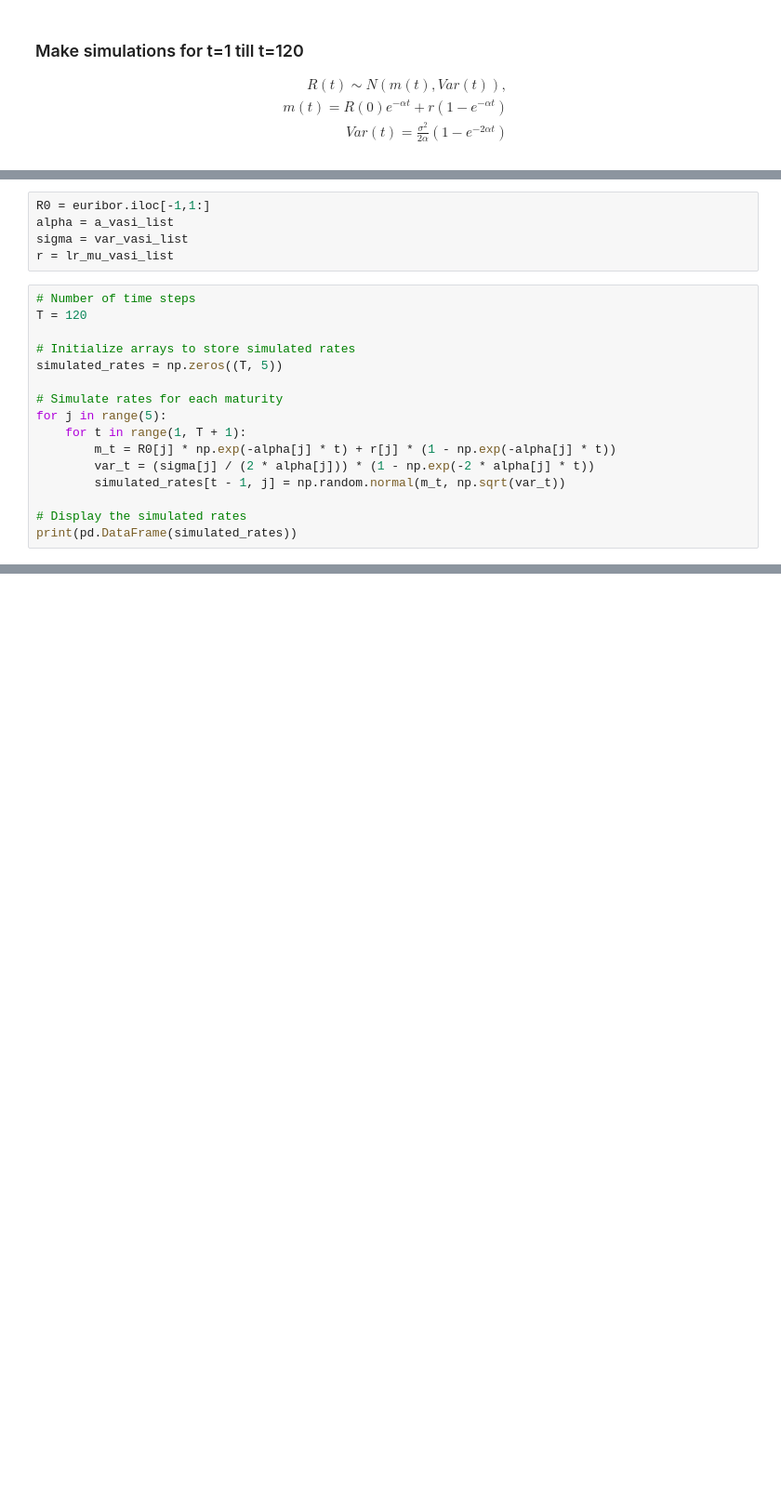
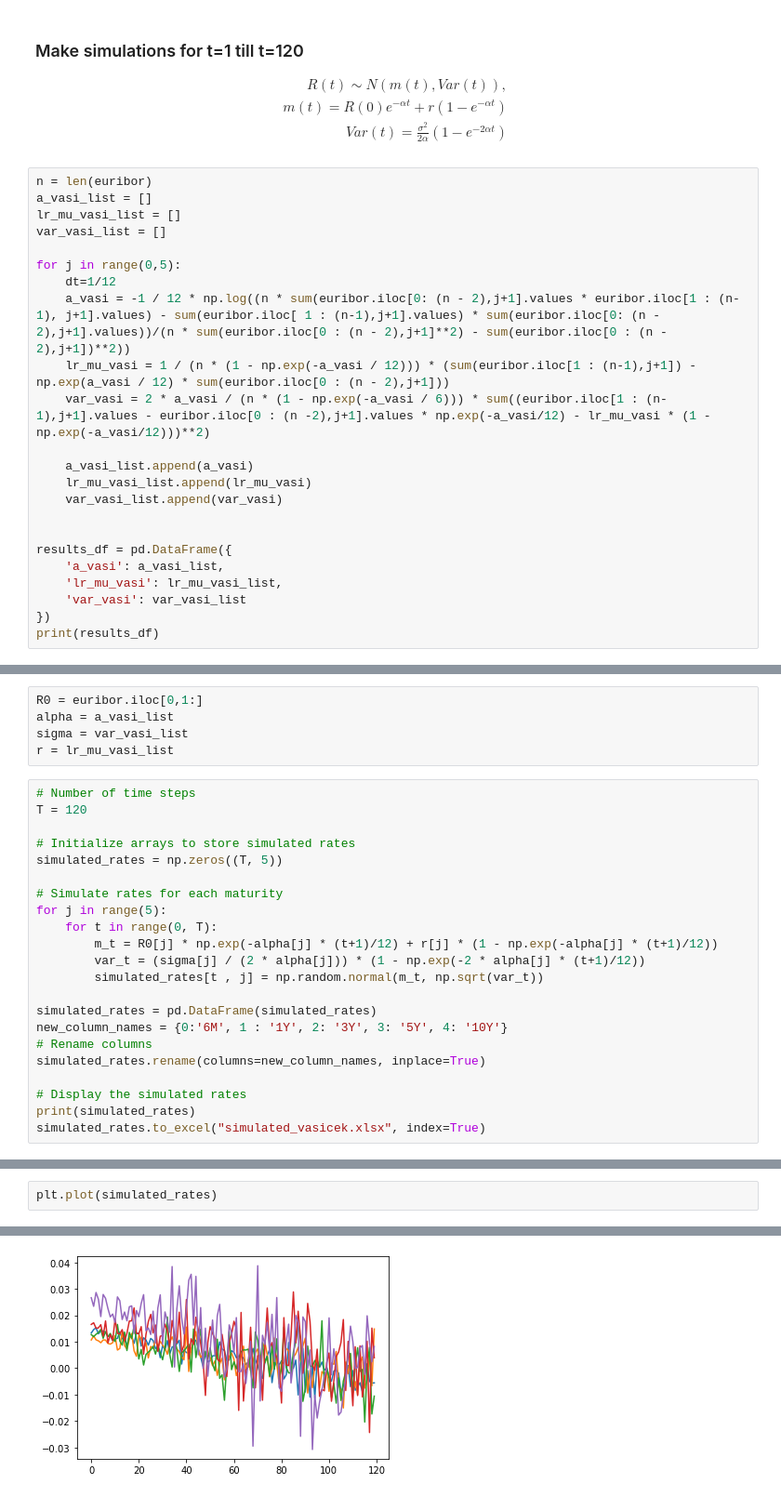
Before and after one commit to obbepulles/Seminar-ING, a Jupyter notebook: Vasicek.ipynb, the cells around one changed output, grey strips where cells are left out. Shown: that part at 93% size. Saved outputs shown, nothing was run; the diff lists cells and outputs as text; blank space fills up the shorter version.

```diff
--- a/Vasicek.ipynb
+++ b/Vasicek.ipynb
@@ -171,3 +171,26 @@ R(t)\sim N(m(t), Var(t)),\\
 m(t)= R(0)e^{-\alpha t}+r(1-e^{-\alpha t}) \\
 Var(t) = \frac{\sigma^2}{2\alpha}(1-e^{-2\alpha t})
 \end{align}
+# %%
+n = len(euribor)
+a_vasi_list = []
+lr_mu_vasi_list = []
+var_vasi_list = []
+
+for j in range(0,5):
+    dt=1/12
+    a_vasi = -1 / 12 * np.log((n * sum(euribor.iloc[0: (n - 2),j+1].values * euribor.iloc[1 : (n-1), j+1].values) - sum(euribor.iloc[ 1 : (n-1),j+1].values) * sum(euribor.iloc[0: (n - 2),j+1].values))/(n * sum(euribor.iloc[0 : (n - 2),j+1]**2) - sum(euribor.iloc[0 : (n - 2),j+1])**2))
+    lr_mu_vasi = 1 / (n * (1 - np.exp(-a_vasi / 12))) * (sum(euribor.iloc[1 : (n-1),j+1]) - np.exp(a_vasi / 12) * sum(euribor.iloc[0 : (n - 2),j+1]))
+    var_vasi = 2 * a_vasi / (n * (1 - np.exp(-a_vasi / 6))) * sum((euribor.iloc[1 : (n-1),j+1].values - euribor.iloc[0 : (n -2),j+1].values * np.exp(-a_vasi/12) - lr_mu_vasi * (1 - np.exp(-a_vasi/12)))**2)
+
+    a_vasi_list.append(a_vasi)
+    lr_mu_vasi_list.append(lr_mu_vasi)
+    var_vasi_list.append(var_vasi)
+
+
+results_df = pd.DataFrame({
+    'a_vasi': a_vasi_list,
+    'lr_mu_vasi': lr_mu_vasi_list,
+    'var_vasi': var_vasi_list
+})
+print(results_df)
@@ -174,5 +204,5 @@ Var(t) = \frac{\sigma^2}{2\alpha}(1-e^{-2\alpha t})
 # %%
-R0 = euribor.iloc[-1,1:]
+R0 = euribor.iloc[0,1:]
 alpha = a_vasi_list
 sigma = var_vasi_list
 r = lr_mu_vasi_list
@@ -185,11 +215,17 @@ simulated_rates = np.zeros((T, 5))
 
 # Simulate rates for each maturity
 for j in range(5):
-    for t in range(1, T + 1):
-        m_t = R0[j] * np.exp(-alpha[j] * t) + r[j] * (1 - np.exp(-alpha[j] * t))
-        var_t = (sigma[j] / (2 * alpha[j])) * (1 - np.exp(-2 * alpha[j] * t))
-        simulated_rates[t - 1, j] = np.random.normal(m_t, np.sqrt(var_t))
+    for t in range(0, T):
+        m_t = R0[j] * np.exp(-alpha[j] * (t+1)/12) + r[j] * (1 - np.exp(-alpha[j] * (t+1)/12))
+        var_t = (sigma[j] / (2 * alpha[j])) * (1 - np.exp(-2 * alpha[j] * (t+1)/12))
+        simulated_rates[t , j] = np.random.normal(m_t, np.sqrt(var_t))
+
+simulated_rates = pd.DataFrame(simulated_rates)
+new_column_names = {0:'6M', 1 : '1Y', 2: '3Y', 3: '5Y', 4: '10Y'}
+# Rename columns
+simulated_rates.rename(columns=new_column_names, inplace=True)
 
 # Display the simulated rates
-print(pd.DataFrame(simulated_rates))
+print(simulated_rates)
+simulated_rates.to_excel("simulated_vasicek.xlsx", index=True)
 # %% [output]
@@ -255,0 +246,3 @@ print(sim)
+# %%
+plt.plot(simulated_rates)
+# %% [output]
@@ -255,0 +254 @@ print(sim)
+[figure, added]
```
Also changed, not shown: parts of 16 cells of this notebook.
